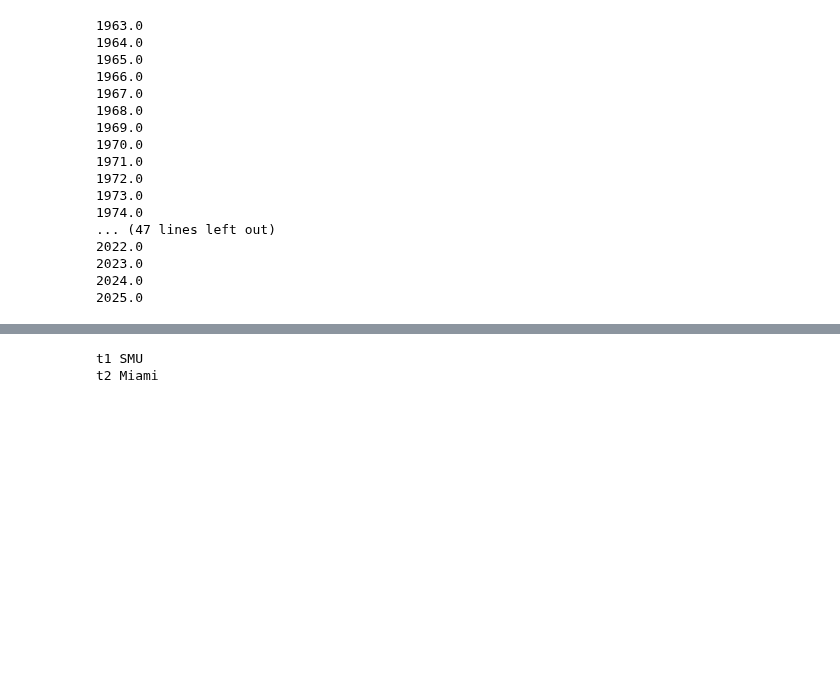
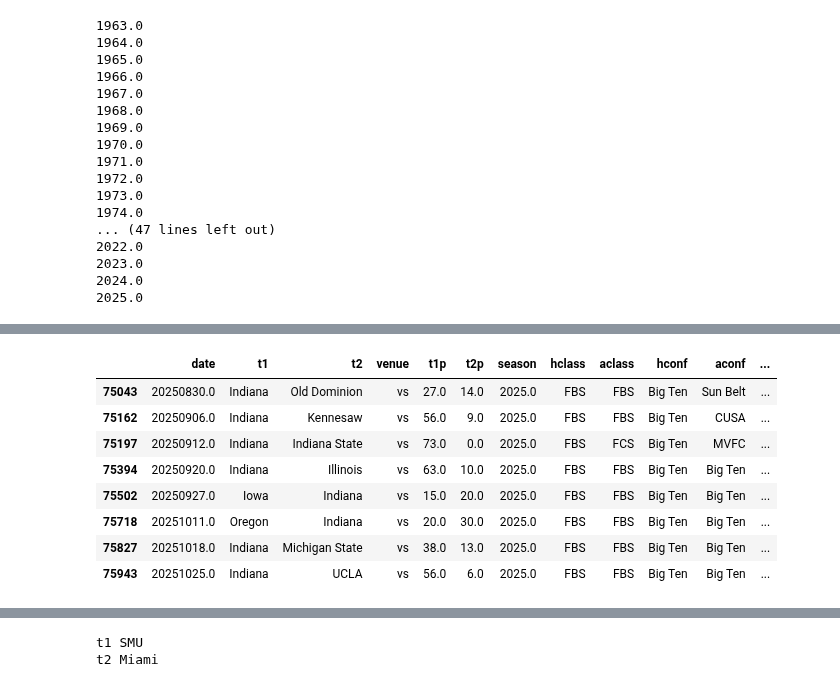
Before and after one commit to easella/ncaaf, a Jupyter notebook: cfb-with-rev.ipynb, the cells around one changed output, grey strips where cells are left out. Saved outputs shown, nothing was run; the diff lists cells and outputs as text; code cells hidden in the pictures; blank space fills up the shorter version.

```diff
--- a/cfb-with-rev.ipynb
+++ b/cfb-with-rev.ipynb
@@ -1800,9 +1776,19 @@ ss='Indiana'
 s='Illinois'
 a[(a.t2==s)&(a.t1==ss)]
 # %%
-s="Florida A&M"
+s="Indiana"
 f=df[df.season==2025]
 f[(f.t1==s)|(f.t2==s)]
+# %% [output]
+|  | date | t1 | t2 | venue | t1p | t2p | season | hclass | aclass | hconf | aconf | ... |
+| 75043 | 20250830.0 | Indiana | Old Dominion | vs | 27.0 | 14.0 | 2025.0 | FBS | FBS | Big Ten | Sun Belt | ... |
+| 75162 | 20250906.0 | Indiana | Kennesaw | vs | 56.0 | 9.0 | 2025.0 | FBS | FBS | Big Ten | CUSA | ... |
+| 75197 | 20250912.0 | Indiana | Indiana State | vs | 73.0 | 0.0 | 2025.0 | FBS | FCS | Big Ten | MVFC | ... |
+| 75394 | 20250920.0 | Indiana | Illinois | vs | 63.0 | 10.0 | 2025.0 | FBS | FBS | Big Ten | Big Ten | ... |
+| 75502 | 20250927.0 | Iowa | Indiana | vs | 15.0 | 20.0 | 2025.0 | FBS | FBS | Big Ten | Big Ten | ... |
+| 75718 | 20251011.0 | Oregon | Indiana | vs | 20.0 | 30.0 | 2025.0 | FBS | FBS | Big Ten | Big Ten | ... |
+| 75827 | 20251018.0 | Indiana | Michigan State | vs | 38.0 | 13.0 | 2025.0 | FBS | FBS | Big Ten | Big Ten | ... |
+| 75943 | 20251025.0 | Indiana | UCLA | vs | 56.0 | 6.0 | 2025.0 | FBS | FBS | Big Ten | Big Ten | ... |
 # %%
 dfs=pd.DataFrame(rows,columns=["date","t1","t2","venue","t1p","t2p","season","hclass","aclass","hconf","aconf","neutral","notes","gamename","field"])
 # %%
```
Also changed, not shown: parts of 4 cells of this notebook.
